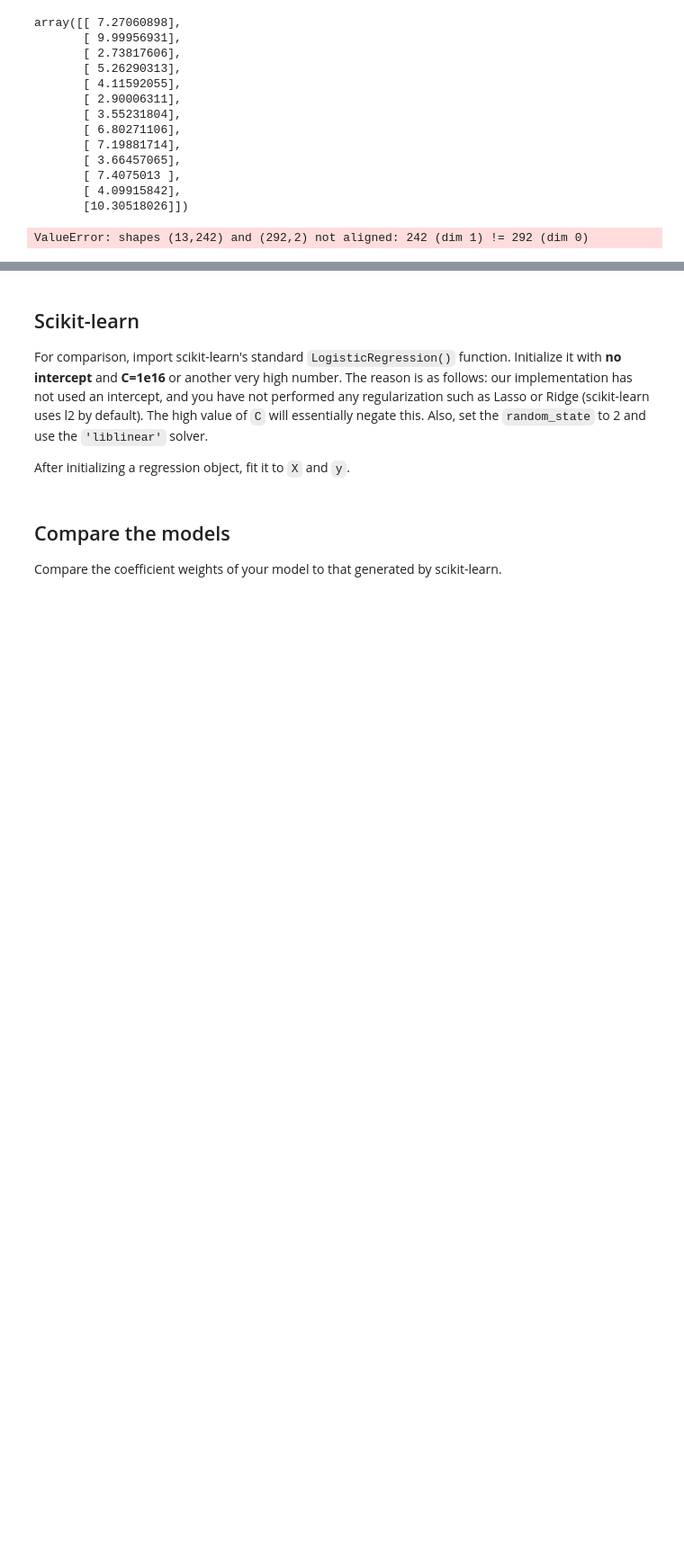
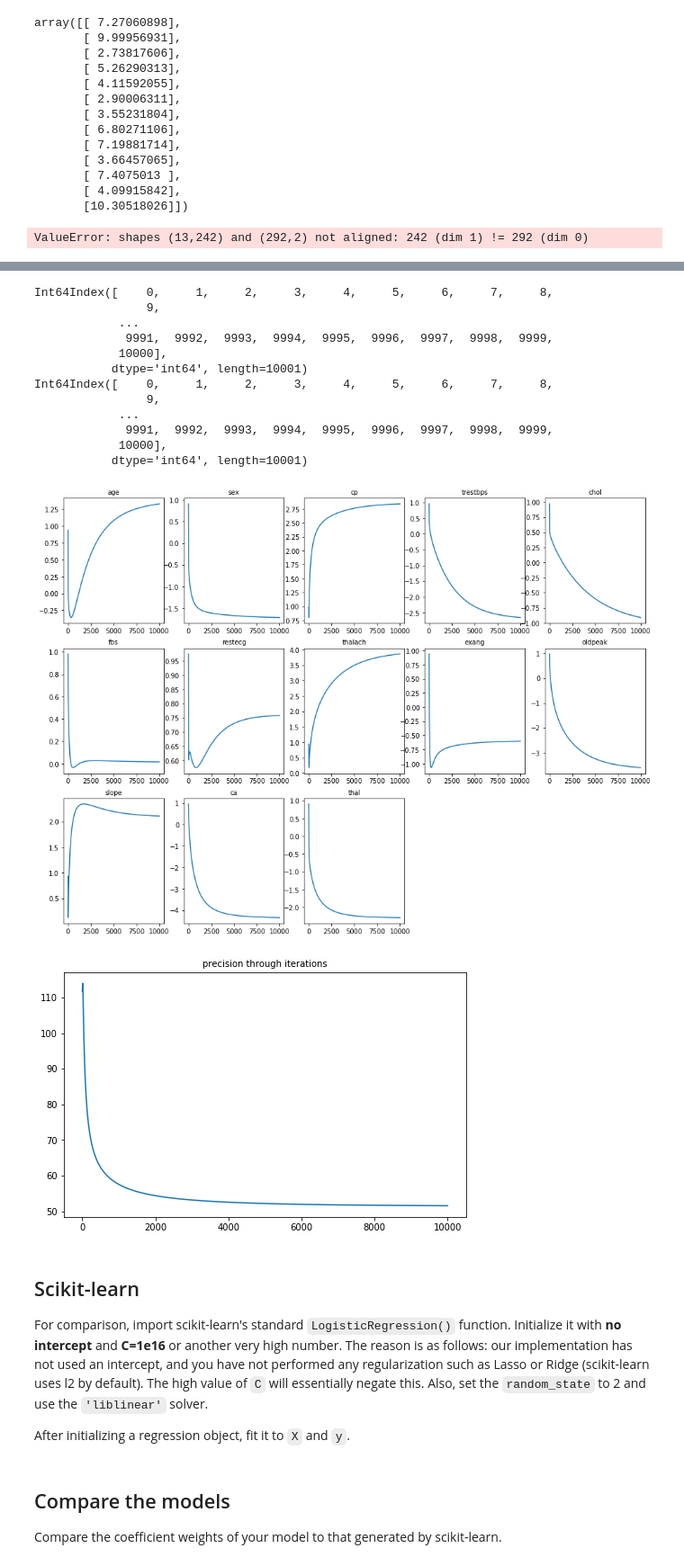
Before and after one commit to poariston/dsc-coding-logistic-regression-from-scratch-online-ds-sp-000, a Jupyter notebook: index.ipynb, the cells around one changed output, grey strips where cells are left out. Shown at 90% size. Saved outputs shown, nothing was run; the diff lists cells and outputs as text; code cells hidden in the pictures; blank space fills up the shorter version.

```diff
--- a/index.ipynb
+++ b/index.ipynb
@@ -381,0 +508,3 @@ ValueError: shapes (13,242) and (292,2) not aligned: 242 (dim 1) != 292 (dim 0)
+# %%
+weights, weight_col,precision_list = grad_desc4(X_train, y_train, 10000, 0.001)
+weights, weight_col,precision_list
@@ -382,3 +529,37 @@ ValueError: shapes (13,242) and (292,2) not aligned: 242 (dim 1) != 292 (dim 0)
+# %%
+print (weight_col.columns)
+
+weight_col.columns = np.arange(len(weight_col.columns))
+
+print (weight_col.columns)
+
+plt.figure(figsize=(16, 12))
+
+for (i, j) in enumerate(weights):
+    plt.subplot(3, 5, i + 1)
+    plt.title(list(X_train)[i], size='medium')
+    plt.plot(weight_col.iloc[i].T)
+    plt.axis('tight')
+
+plt.figure(figsize=(8, 5))
+plt.title('precision through iterations', size='medium')
+plt.plot(precision_list)
+plt.show();
+# %% [output]
+Int64Index([    0,     1,     2,     3,     4,     5,     6,     7,     8,
+                9,
+            ...
+             9991,  9992,  9993,  9994,  9995,  9996,  9997,  9998,  9999,
+            10000],
+           dtype='int64', length=10001)
+Int64Index([    0,     1,     2,     3,     4,     5,     6,     7,     8,
+                9,
+            ...
+             9991,  9992,  9993,  9994,  9995,  9996,  9997,  9998,  9999,
+            10000],
+           dtype='int64', length=10001)
+[figure, added]
+[figure, added]
 # %% [markdown]
 ## Scikit-learn
 
```
Also changed, not shown: parts of 11 cells of this notebook.
